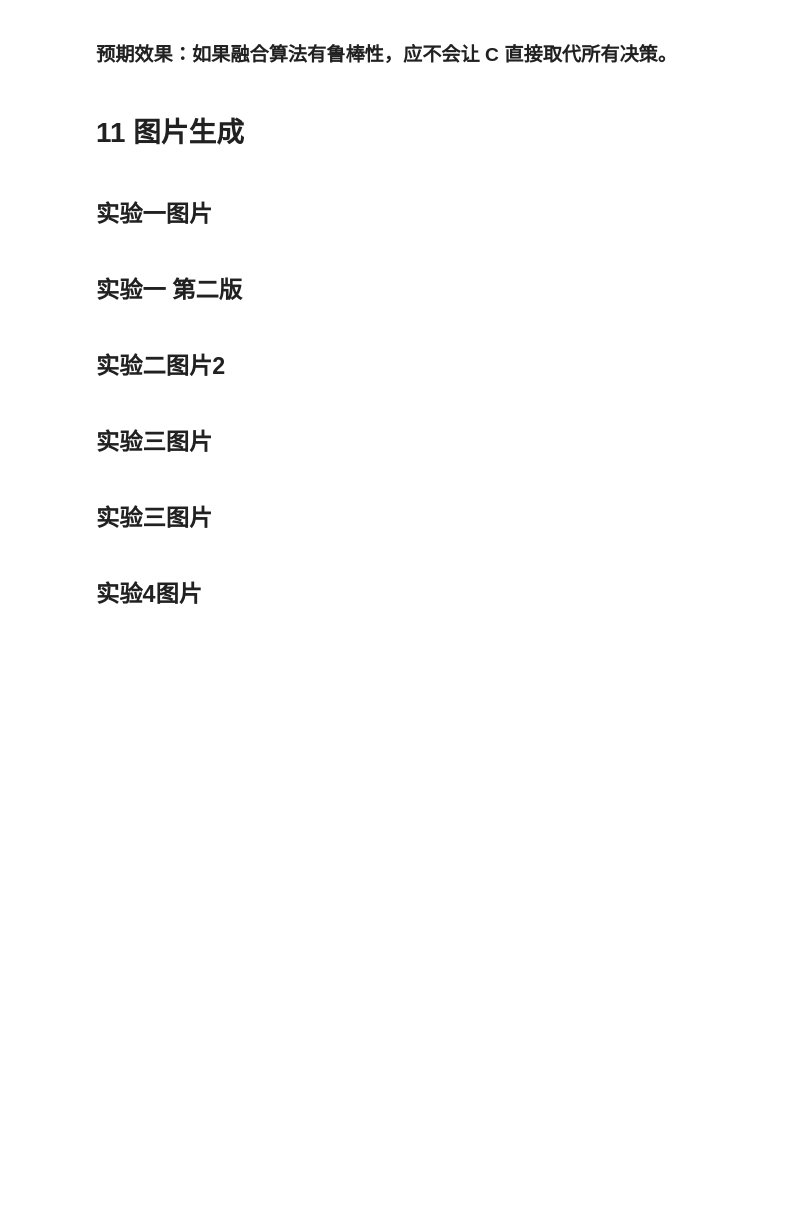
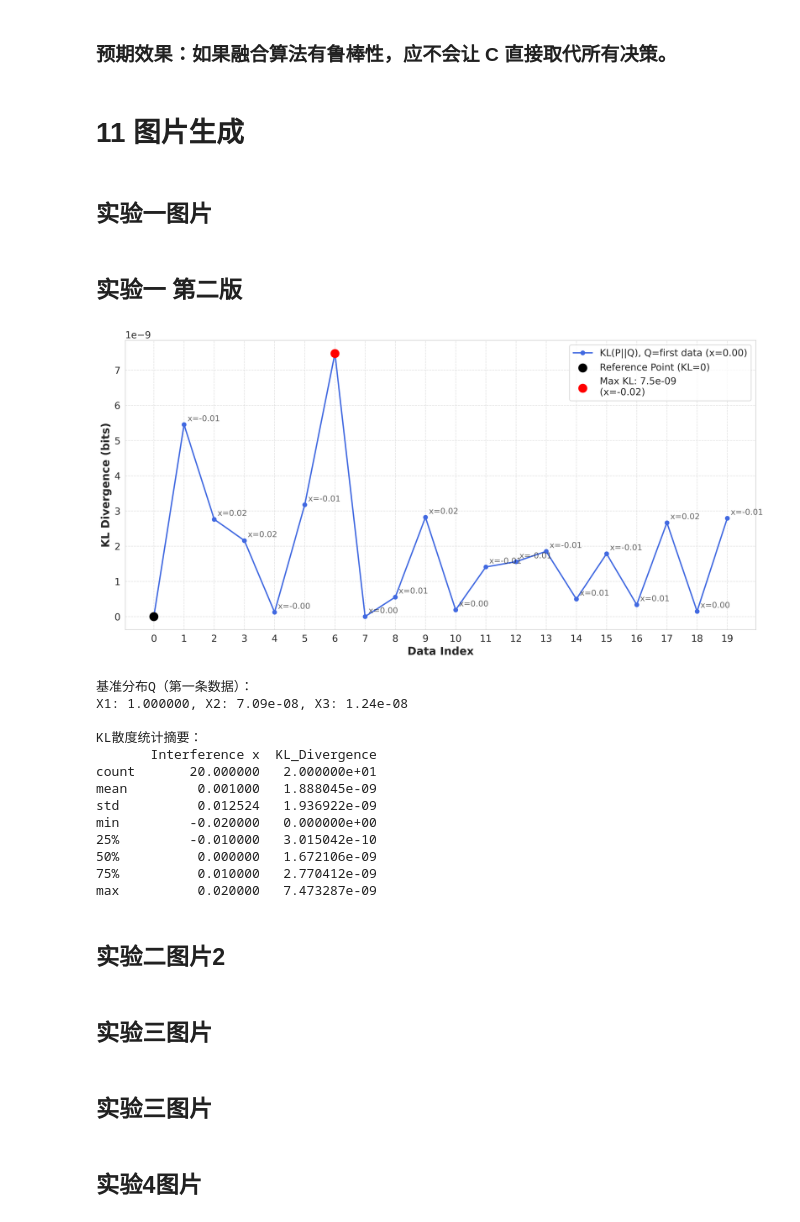
Before and after one commit to bitofbing/DS, a Jupyter notebook: 相似度_依赖度_软似然/SLF_CR.ipynb, the cells around one changed output. Cells and saved outputs as stored; diff of their text form; code cells hidden in the pictures; blank space fills up the shorter version.

```diff
--- a/相似度_依赖度_软似然/SLF_CR.ipynb
+++ b/相似度_依赖度_软似然/SLF_CR.ipynb
@@ -1488,11 +1489,6 @@ main_function(evidence)
 # %% [markdown]
 ## 实验一 第二版
 # %%
-import numpy as np
-import pandas as pd
-import matplotlib.pyplot as plt
-from scipy.stats import entropy
-
 # 准备数据
 error_data = {
     'Interference x': [0.00, -0.01, 0.02, 0.02, -0.00, -0.01, -0.02, 0.00, 0.01, 0.02,
@@ -1501,14 +1497,14 @@ error_data = {
            0.999999928665607, 0.9999999412241183, 0.999999916426141, 0.9999999175927867, 0.9999999154647136,
            0.9999999181373291, 0.9999999251703227, 0.9999999255262123, 0.9999999261824465, 0.9999999176532518,
            0.9999999260374246, 0.999999917860726, 0.999999915995379, 0.999999918245941, 0.9999999280085583],
-    'X2': [7.08721616044662e-08, 5.6503262910144105e-08, 6.331263082929622e-08, 6.245209362995414e-08, 7.073493608512042e-08,
-           6.625519246889052e-08, 5.594896514990959e-08, 7.105347585166414e-08, 6.642172791763447e-08, 6.338106336242535e-08,
-           6.751724723539344e-08, 6.744805240638906e-08, 6.734373741901626e-08, 6.714139228802903e-08, 6.656559281255935e-08,
-           6.7187236216174e-08, 6.70121787326018e-08, 6.31911613516391e-08, 6.769259213926965e-08, 6.650866287582448e-08],
-    'X3': [1.2395484237242879e-08, 3.987592269574234e-09, 2.0766311511957138e-08, 1.9292291264549646e-08, 1.0684245777738602e-08,
-           4.822735602279193e-09, 2.5720594288916194e-09, 1.2260851368388372e-08, 1.572386317604222e-08, 2.0889839723089364e-08,
-           1.4084778532141106e-08, 7.12408856042652e-09, 6.8726220404778426e-09, 6.4189329182583274e-09, 1.5519654060300863e-08,
-           6.518066656057564e-09, 1.4865982014607078e-08, 2.0549265909690343e-08, 1.3800992696543222e-08, 5.2261107714817545e-09]
+    'X2': [7.08721616044662e-8, 5.6503262910144105e-8, 6.331263082929622e-8, 6.245209362995414e-8, 7.073493608512042e-8,
+           6.625519246889052e-8, 5.594896514990959e-8, 7.105347585166414e-8, 6.642172791763447e-8, 6.338106336242535e-8,
+           6.751724723539344e-8, 6.744805240638906e-8, 6.734373741901626e-8, 6.714139228802903e-8, 6.656559281255935e-8,
+           6.7187236216174e-8, 6.70121787326018e-8, 6.31911613516391e-8, 6.769259213926965e-8, 6.650866287582448e-8],
+    'X3': [1.2395484237242879e-8, 3.987592269574234e-9, 2.0766311511957138e-8, 1.9292291264549646e-8, 1.0684245777738602e-8,
+           4.822735602279193e-9, 2.5720594288916194e-9, 1.2260851368388372e-8, 1.572386317604222e-8, 2.0889839723089364e-8,
+           1.4084778532141106e-8, 7.12408856042652e-9, 6.8726220404778426e-9, 6.4189329182583274e-9, 1.5519654060300863e-8,
+           6.518066656057564e-9, 1.4865982014607078e-8, 2.0549265909690343e-8, 1.3800992696543222e-8, 5.2261107714817545e-9]
 }
 
 df = pd.DataFrame(error_data)
@@ -1548,33 +1544,48 @@ for i, row in df.iterrows():
         plt.scatter(i, row['KL_Divergence'], color='black', s=150, zorder=5,
                    label='Reference Point (KL=0)')
     elif i in [df['KL_Divergence'].idxmax(), df['KL_Divergence'].idxmin()]:
         color = 'red' if i == df['KL_Divergence'].idxmax() else 'green'
         plt.scatter(i, row['KL_Divergence'], color=color, s=150, zorder=5,
                    label=f'{"Max" if color=="red" else "Min"} KL: {row["KL_Divergence"]:.1e}\n(x={row["Interference x"]:.2f})')
     else:
         plt.annotate(f"x={row['Interference x']:.2f}",
                      xy=(i, row['KL_Divergence']),
                      xytext=(5, 5), textcoords='offset points',
                      fontsize=12, alpha=0.7)
 
 # 图表美化
 plt.xlabel('Data Index')
 plt.ylabel('KL Divergence (bits)')
 # plt.title('KL Divergence from First Data Point Distribution', fontsize=14)
 plt.xticks(df.index)
 plt.grid(True, linestyle='--', alpha=0.6)
 # plt.legend(bbox_to_anchor=(1.05, 1), loc='upper left')
 plt.legend(loc='upper right')  # 修改这一行
 
 plt.tight_layout()
 plt.savefig("experiment1_new.pdf", bbox_inches='tight', transparent=True)
 plt.show()
 
 # 输出基准分布和统计信息
 print("\n基准分布Q（第一条数据）：")
 print(f"X1: {q[0]:.6f}, X2: {q[1]:.2e}, X3: {q[2]:.2e}")
 print("\nKL散度统计摘要：")
 print(df[['Interference x', 'KL_Divergence']].describe())
+# %% [output]
+[figure, added]
+基准分布Q（第一条数据）：
+X1: 1.000000, X2: 7.09e-08, X3: 1.24e-08
+
+KL散度统计摘要：
+       Interference x  KL_Divergence
+count       20.000000   2.000000e+01
+mean         0.001000   1.888045e-09
+std          0.012524   1.936922e-09
+min         -0.020000   0.000000e+00
+25%         -0.010000   3.015042e-10
+50%          0.000000   1.672106e-09
+75%          0.010000   2.770412e-09
+max          0.020000   7.473287e-09
 # %% [markdown]
 ## 实验二图片2
 # %%
```
Also changed, not shown: parts of 4 cells of this notebook, 11 other files.
